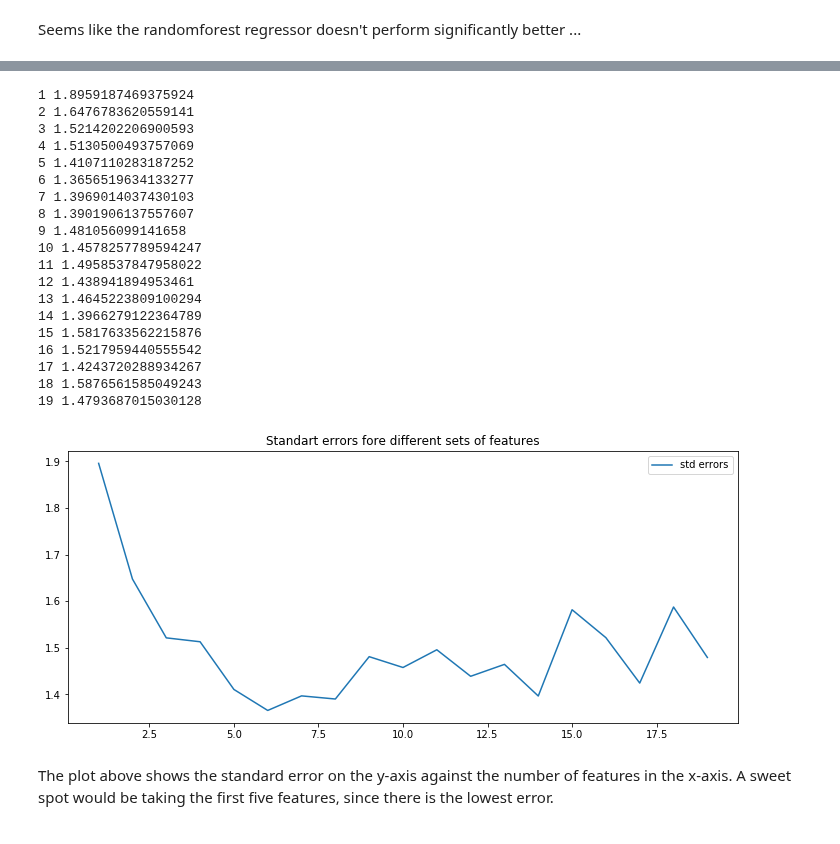
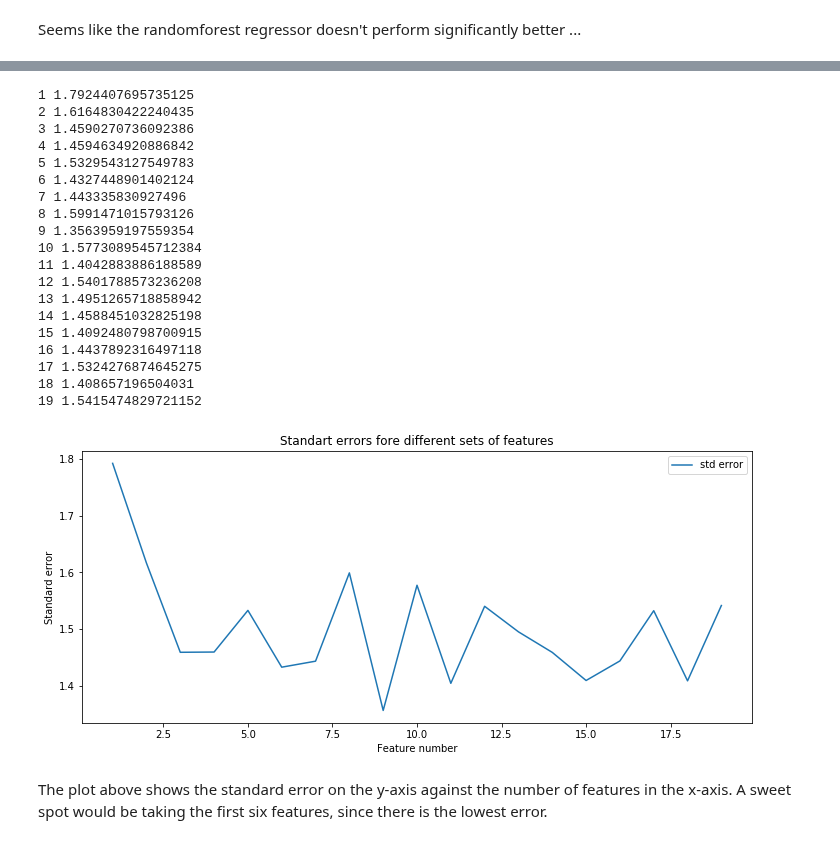
Before and after one commit to TrisKast/DataScience-Bioinformatics, a Jupyter notebook: notebooks/Day9_Regression_ML.ipynb, the cells around one changed output, grey strips where cells are left out. Drawn from its saved outputs; the diff is of its cells as text; code cells hidden in the pictures.

```diff
--- a/notebooks/Day9_Regression_ML.ipynb
+++ b/notebooks/Day9_Regression_ML.ipynb
@@ -162,43 +176,43 @@ features.nlargest(20, 0, keep='first')
 values = {}
 top20 = ['BWLoss_AfterExercise_[%]', '24hXYTot_TSE_[#/hr]', 'BodyWeight_Wk8_[g]', 'NightXYTot_TSE_[#/hr]', 'DayXYTot_TSE_[#/hr]', 'Gastrocnemius_[%]', 'BWGain_8-28Weeks_[%]', 'BWGain_8-28Weeks_[%]', 'Kidney_[g]', 'Glucose0min_OGTT_[mg/dL]', 'BodyWeight_Wk16_[g]', 'Kidney_[%]', 'perirenalWAT_[g]', 'Liver_[%]', 'SystolicBP_NIBP_[mmHg]', 'Decrease_0-3H_[%]', 'DiastolicBP_NIBP_[mmHg]', 'Gastrocnemius_[g]', 'Liver_[g]', '0H_ColdTest_[°C]']
 for i in range(1,20):
-    cv_pred = cross_val_predict(clf_rf, data_normed.loc[:,top20[:i]], target, cv = KFold(3, shuffle=True))
+    cv_pred = cross_val_predict(clf_rf, data_standard.loc[:,top20[:i]], target, cv = KFold(3, shuffle=True))
     print(i, (cv_pred-target).std())
     values[i] = (cv_pred-target).std()
 # %% [output]
-1 1.8959187469375924
-2 1.6476783620559141
-3 1.5214202206900593
-4 1.5130500493757069
-5 1.4107110283187252
-6 1.3656519634133277
-7 1.3969014037430103
-8 1.3901906137557607
-9 1.481056099141658
-10 1.4578257789594247
-11 1.4958537847958022
-12 1.438941894953461
-13 1.4645223809100294
-14 1.3966279122364789
-15 1.5817633562215876
-16 1.5217959440555542
-17 1.4243720288934267
-18 1.5876561585049243
-19 1.4793687015030128
+1 1.7924407695735125
+2 1.6164830422240435
+3 1.4590270736092386
+4 1.4594634920886842
+5 1.5329543127549783
+6 1.4327448901402124
+7 1.443335830927496
+8 1.5991471015793126
+9 1.3563959197559354
+10 1.5773089545712384
+11 1.4042883886188589
+12 1.5401788573236208
+13 1.4951265718858942
+14 1.4588451032825198
+15 1.4092480798700915
+16 1.4437892316497118
+17 1.5324276874645275
+18 1.408657196504031
+19 1.5415474829721152
 # %%
 lists = sorted(values.items())
 
 x, y = zip(*lists) # unpack a list of pairs into two tuples
 
 plt.subplots(figsize=(12,5))
 plt.plot(x, y)
 plt.xlabel('Feature number')
 plt.ylabel('Standard error')
 plt.title("Standart errors fore different sets of features")
-plt.legend(['std errors'])
+plt.legend(['std error'])
 
 plt.show()
 # %% [output]
-[figure, old version]
+[figure, new version]
 # %% [markdown]
-The plot above shows the standard error on the y-axis against the number of features in the x-axis. A sweet spot would be taking the first five features, since there is the lowest error.
+The plot above shows the standard error on the y-axis against the number of features in the x-axis. A sweet spot would be taking the first six features, since there is the lowest error.
```
Also changed, not shown: parts of 10 cells of this notebook, 9 other files.
